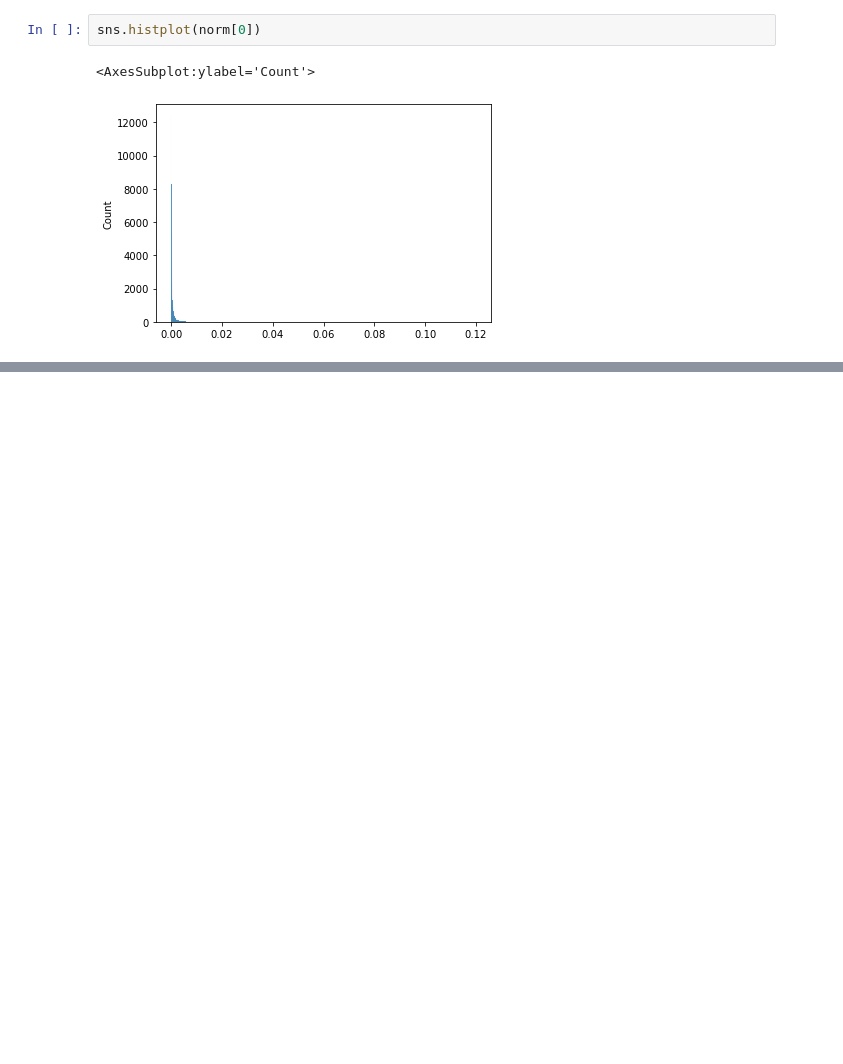
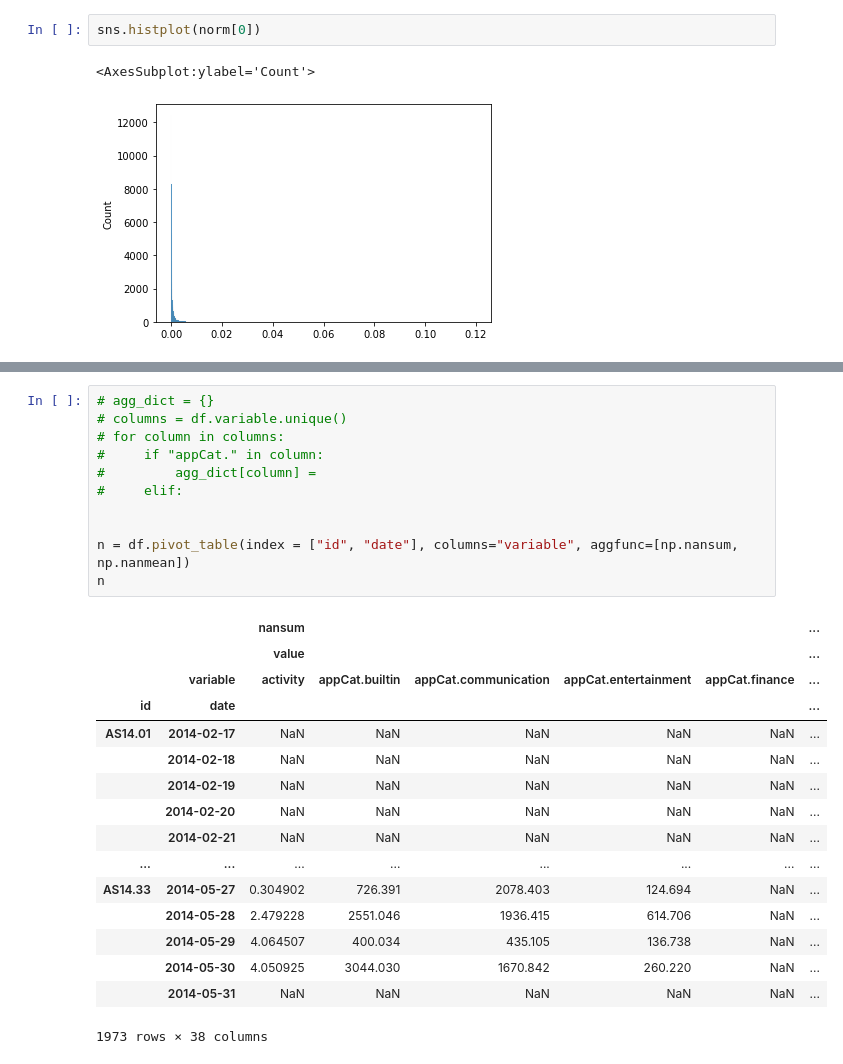
Before and after one commit to siemfenne/dataminingtechniques, a Jupyter notebook: assignment1/utils/data_cleaning.ipynb, the cells around one changed output, grey strips where cells are left out. Saved outputs shown, nothing was run; the diff lists cells and outputs as text; blank space fills up the shorter version.

```diff
--- a/assignment1/utils/data_cleaning.ipynb
+++ b/assignment1/utils/data_cleaning.ipynb
@@ -313,0 +314,28 @@ sns.histplot(norm[0])
+# %%
+# agg_dict = {}
+# columns = df.variable.unique()
+# for column in columns:
+#     if "appCat." in column:
+#         agg_dict[column] =
+#     elif:
+
+
+n = df.pivot_table(index = ["id", "date"], columns="variable", aggfunc=[np.nansum, np.nanmean])
+n
+# %% [output]
+|  |  | nansum |  |  |  |  | ... |
+|  |  | value |  |  |  |  | ... |
+|  | variable | activity | appCat.builtin | appCat.communication | appCat.entertainment | appCat.finance | ... |
+| id | date |  |  |  |  |  | ... |
+| AS14.01 | 2014-02-17 | NaN | NaN | NaN | NaN | NaN | ... |
+|  | 2014-02-18 | NaN | NaN | NaN | NaN | NaN | ... |
+|  | 2014-02-19 | NaN | NaN | NaN | NaN | NaN | ... |
+|  | 2014-02-20 | NaN | NaN | NaN | NaN | NaN | ... |
+|  | 2014-02-21 | NaN | NaN | NaN | NaN | NaN | ... |
+| ... | ... | ... | ... | ... | ... | ... | ... |
+| AS14.33 | 2014-05-27 | 0.304902 | 726.391 | 2078.403 | 124.694 | NaN | ... |
+|  | 2014-05-28 | 2.479228 | 2551.046 | 1936.415 | 614.706 | NaN | ... |
+|  | 2014-05-29 | 4.064507 | 400.034 | 435.105 | 136.738 | NaN | ... |
+|  | 2014-05-30 | 4.050925 | 3044.030 | 1670.842 | 260.220 | NaN | ... |
+|  | 2014-05-31 | NaN | NaN | NaN | NaN | NaN | ... |
+1973 rows × 38 columns
```
Also changed, not shown: parts of 10 cells of this notebook, 6 other files.
